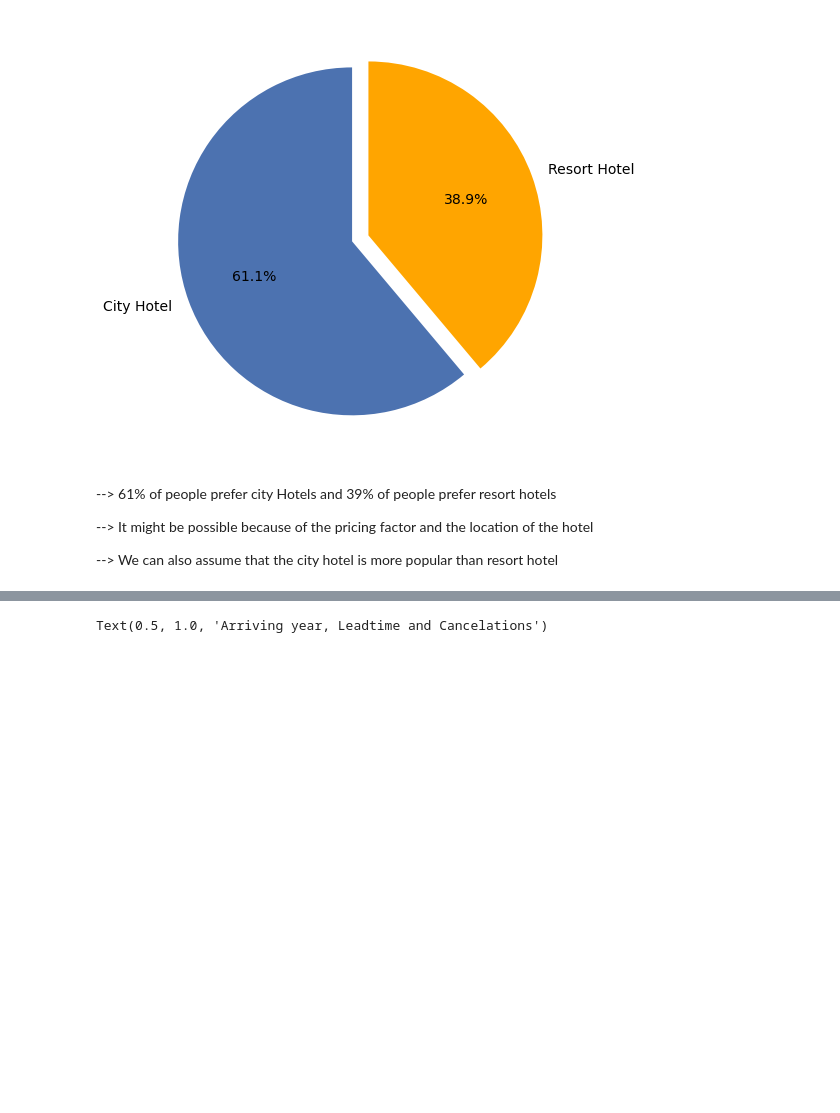
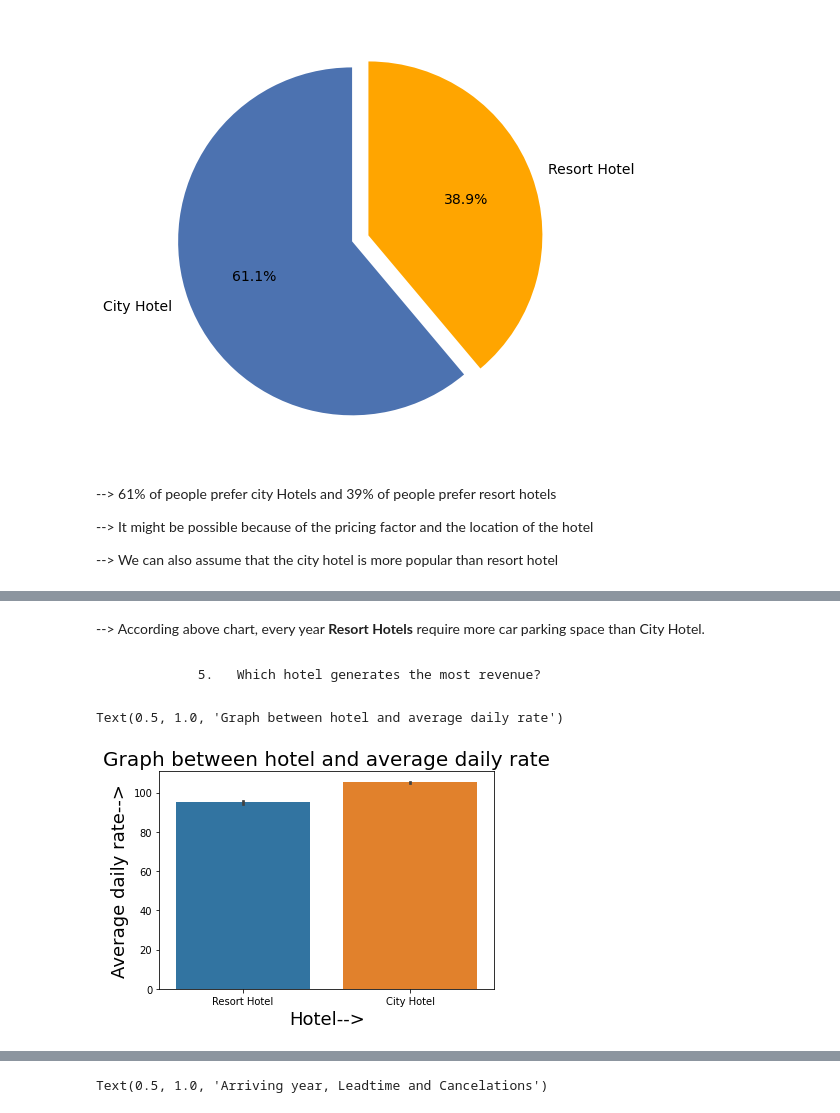
Before and after one commit to SomyaH99/Data_analysis_0f_Hotel_bookings, a Jupyter notebook: Hotel_Booking_Analysis_Capstone_Project.ipynb, the cells around one changed output, grey strips where cells are left out. Drawn from its saved outputs; the diff is of its cells as text; code cells hidden in the pictures; blank space fills up the shorter version.

```diff
--- a/Hotel_Booking_Analysis_Capstone_Project.ipynb
+++ b/Hotel_Booking_Analysis_Capstone_Project.ipynb
@@ -450,0 +415,13 @@ plt.show()
+# %% [markdown]
+--> According above chart, every year **Resort Hotels** require more car parking space than City Hotel.
+# %% [markdown]
+               5.   Which hotel generates the most revenue?
+# %%
+# Bar graph between hotel and average daily rate
+sns.barplot(x=df1['hotel'],y=df1['adr'])
+plt.xlabel('Hotel-->',fontsize=18)
+plt.ylabel('Average daily rate-->',fontsize=18)
+plt.title('Graph between hotel and average daily rate',fontsize=20)
+# %% [output]
+Text(0.5, 1.0, 'Graph between hotel and average daily rate')
+[figure, added]
```
Also changed, not shown: parts of 62 cells of this notebook.
